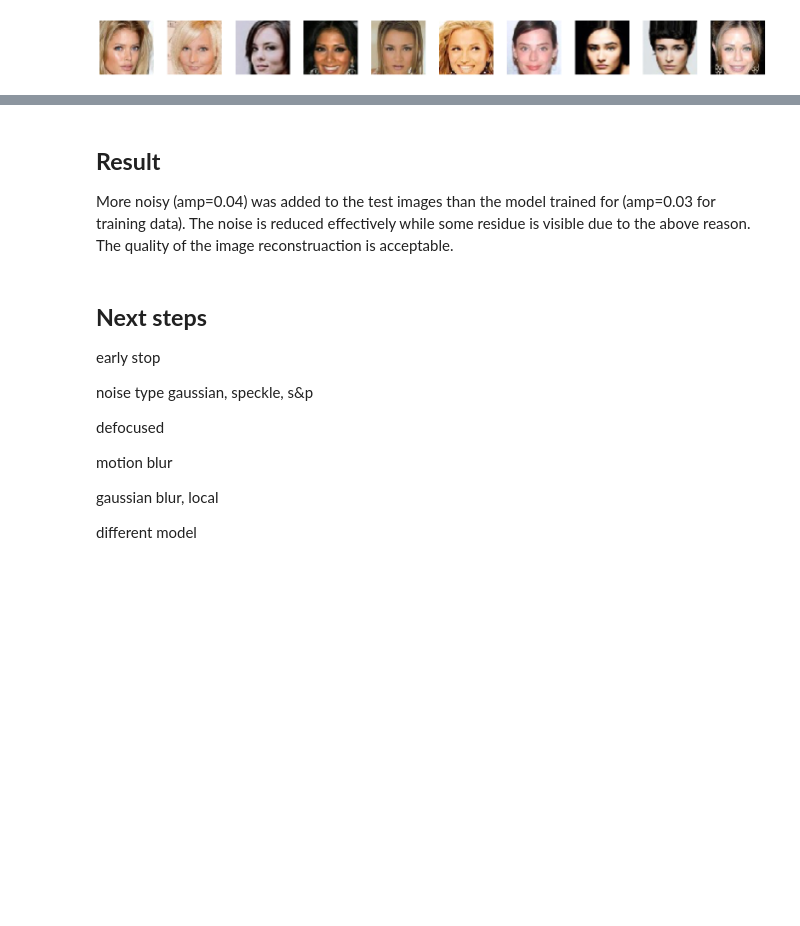
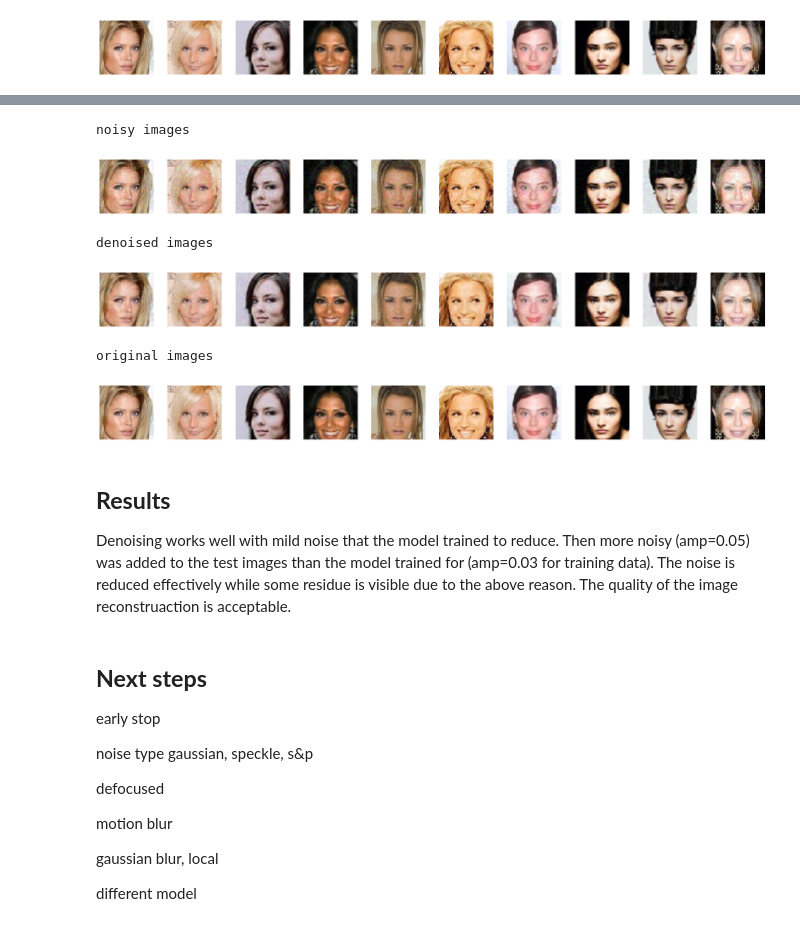
Before and after one commit to frh2020/topics, a Jupyter notebook: image_enh/Image_enhancing_autoencoder_v3_2_git_denoising.ipynb, the cells around one changed output, grey strips where cells are left out. Saved outputs shown, nothing was run; the diff lists cells and outputs as text; code cells hidden in the pictures; blank space fills up the shorter version.

```diff
--- a/image_enh/Image_enhancing_autoencoder_v3_2_git_denoising.ipynb
+++ b/image_enh/Image_enhancing_autoencoder_v3_2_git_denoising.ipynb
@@ -271,3 +272,16 @@ denoised images
 [figure]
 original images
 [figure]
+# %%
+# test with harsh noise
+
+amp=0.05
+test_gen.reset()
+test_in_gen = noise_generator(test_gen, amp)
+test_images_noisy=np.vstack([next(test_in_gen)[0] for i in range(test_gen.n//batch_size)])
+
+test_steps = test_gen.n//test_gen.batch_size
+test_gen.reset()
+test_images_output = autoencoder.predict_generator(noise_generator(test_gen,amp),
+                              steps=test_steps,
+                              verbose=1)
@@ -274,7 +290,23 @@ original images
+# %%
+n0 = 0
+n = 10
+
+print("noisy images")
+plot_images(test_images_noisy,n0,n)
+print("\ndenoised images")
+plot_images(test_images_output,n0,n)
+print("\noriginal images")
+plot_images(test_images,n0,n)
+# %% [output]
+noisy images
+[figure, added]
+denoised images
+[figure, added]
+original images
+[figure, added]
 # %% [markdown]
-## **Result**
-
-More noisy (amp=0.04) was added to the test images than the model trained for (amp=0.03 for training data). The noise is reduced effectively while some residue is visible due to the above reason. The quality of the image reconstruaction is acceptable.
+## **Results**
+Denoising works well with mild noise that the model trained to reduce. Then more noisy (amp=0.05) was added to the test images than the model trained for (amp=0.03 for training data). The noise is reduced effectively while some residue is visible due to the above reason. The quality of the image reconstruaction is acceptable.
 # %% [markdown]
 ## **Next steps**
 
```
Also changed, not shown: parts of 3 cells of this notebook.
